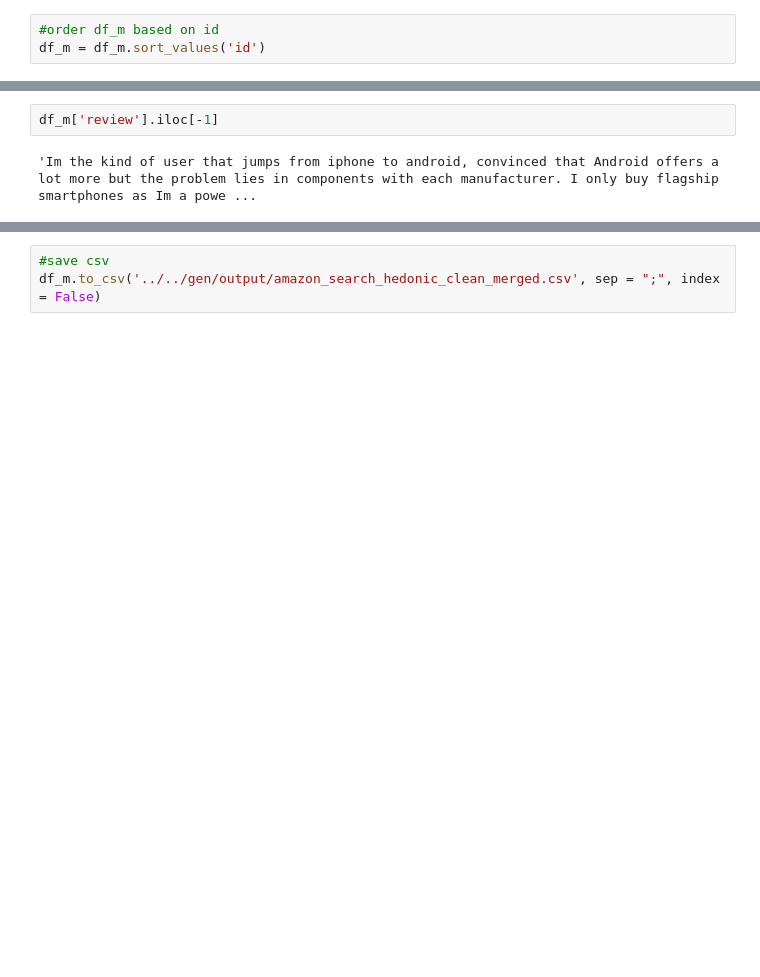
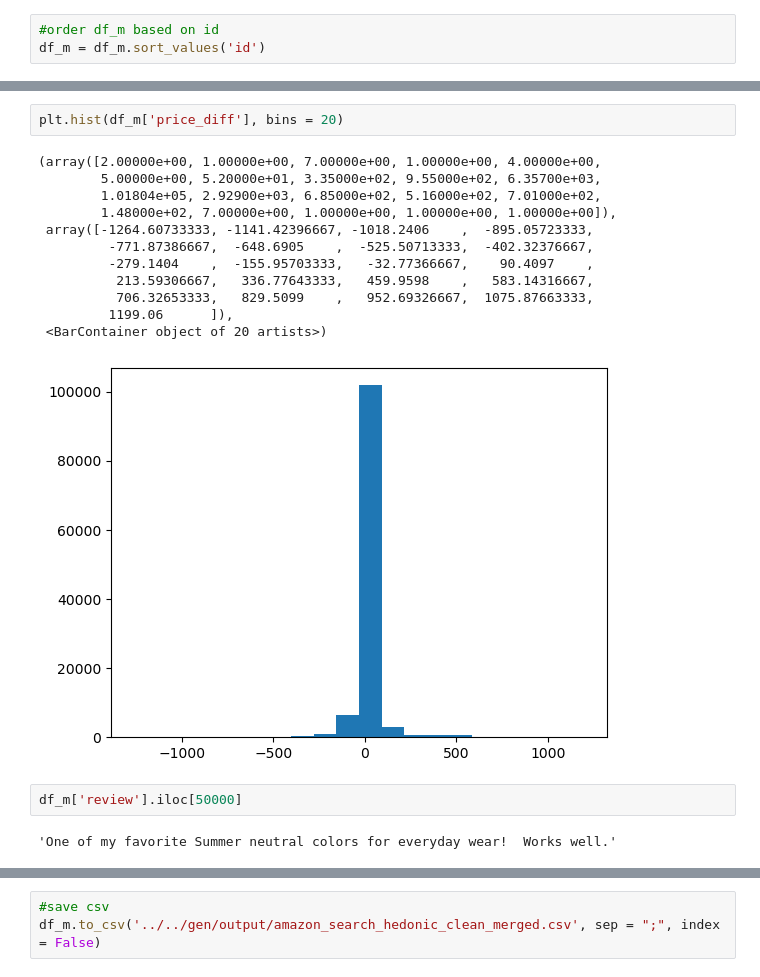
Before and after one commit to janvanderdoe/data_science_thesis, a Jupyter notebook: src/visualization/data_cleaning.ipynb, the cells around one changed output, grey strips where cells are left out. Cells and saved outputs as stored; diff of their text form; blank space fills up the shorter version.

```diff
--- a/src/visualization/data_cleaning.ipynb
+++ b/src/visualization/data_cleaning.ipynb
@@ -349,7 +450,22 @@ df_m = df_m.sort_values('id')
+# %%
+plt.hist(df_m['price_diff'], bins = 20)
+# %% [output]
+(array([2.00000e+00, 1.00000e+00, 7.00000e+00, 1.00000e+00, 4.00000e+00,
+        5.00000e+00, 5.20000e+01, 3.35000e+02, 9.55000e+02, 6.35700e+03,
+        1.01804e+05, 2.92900e+03, 6.85000e+02, 5.16000e+02, 7.01000e+02,
+        1.48000e+02, 7.00000e+00, 1.00000e+00, 1.00000e+00, 1.00000e+00]),
+ array([-1264.60733333, -1141.42396667, -1018.2406    ,  -895.05723333,
+         -771.87386667,  -648.6905    ,  -525.50713333,  -402.32376667,
+         -279.1404    ,  -155.95703333,   -32.77366667,    90.4097    ,
+          213.59306667,   336.77643333,   459.9598    ,   583.14316667,
+          706.32653333,   829.5099    ,   952.69326667,  1075.87663333,
+         1199.06      ]),
+ <BarContainer object of 20 artists>)
+[figure, added]
 # %%
-df_m['review'].iloc[-1]
+df_m['review'].iloc[50000]
 # %% [output]
-'Im the kind of user that jumps from iphone to android, convinced that Android offers a lot more but the problem lies in components with each manufacturer. I only buy flagship smartphones as Im a powe ...
+'One of my favorite Summer neutral colors for everyday wear!  Works well.'
 # %%
 df_m.isna().sum()
 # %% [output]
```
Also changed, not shown: parts of 43 cells of this notebook, 3 other files.
